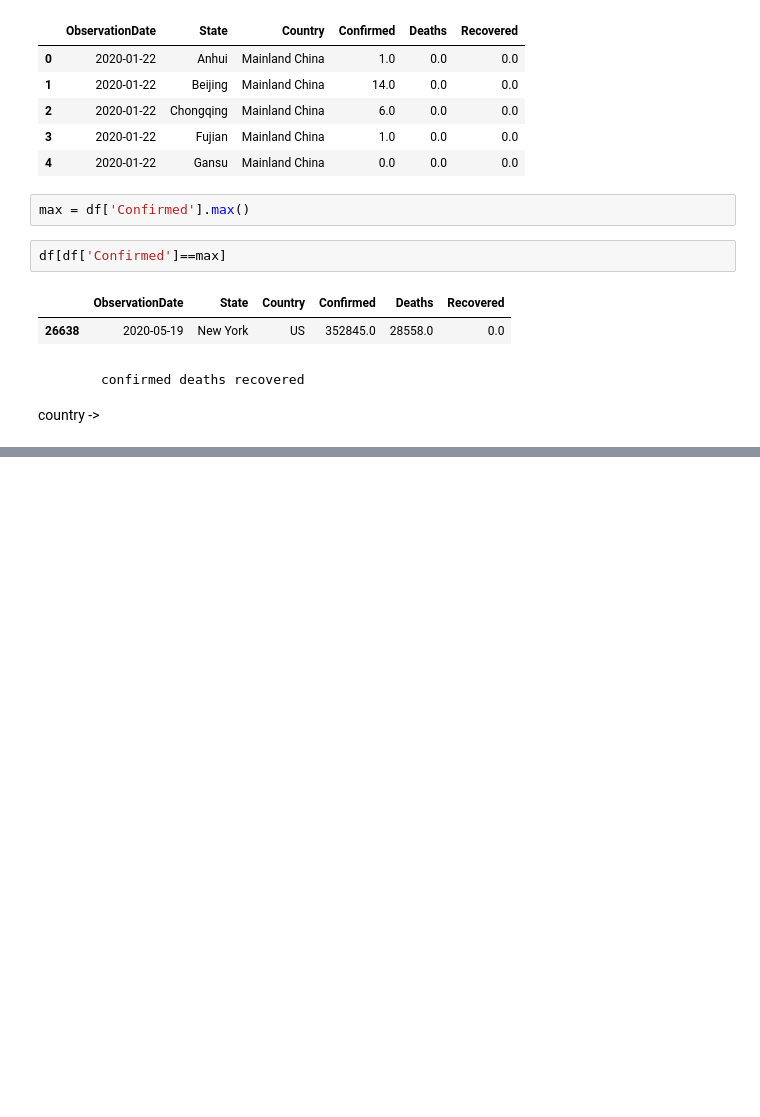
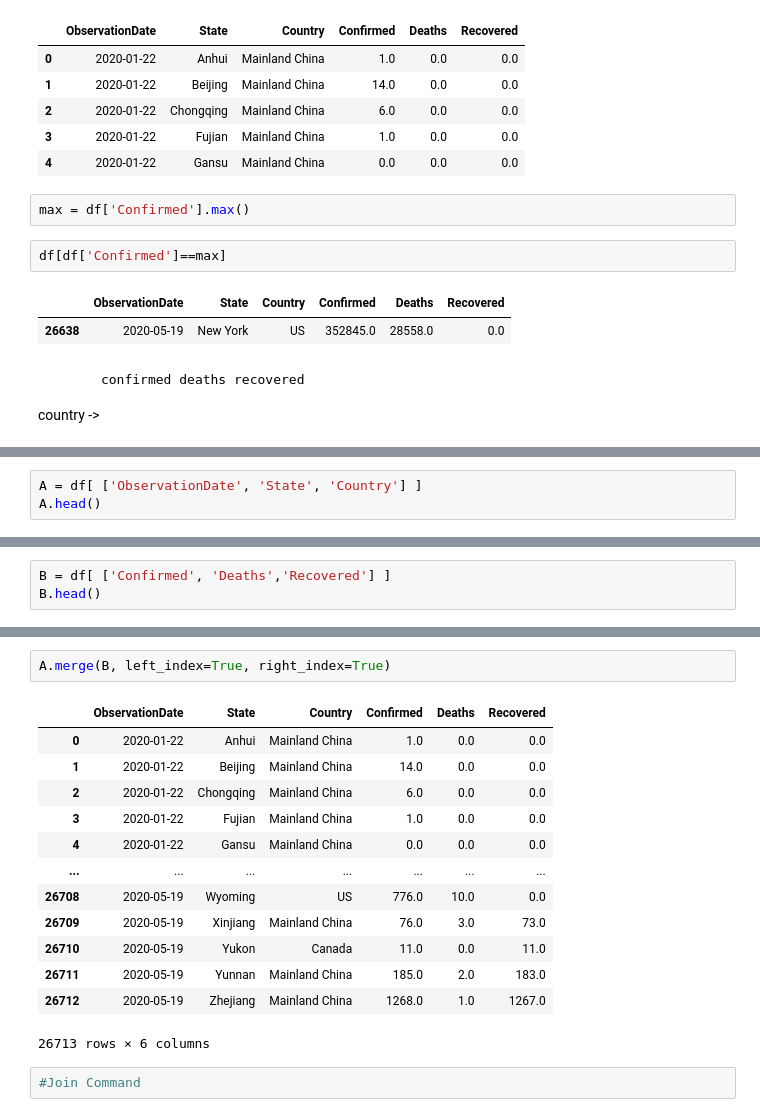
Before and after one commit to Pepcoders/Data-Science-January, a Jupyter notebook: Pandas/Pandas.ipynb, the cells around one changed output, grey strips where cells are left out. Saved outputs shown, nothing was run; the diff lists cells and outputs as text; blank space fills up the shorter version.

```diff
--- a/Pandas/Pandas.ipynb
+++ b/Pandas/Pandas.ipynb
@@ -562,0 +628,3 @@ country ->
+# %%
+A = df[ ['ObservationDate', 'State', 'Country'] ]
+A.head()
@@ -562,0 +638,3 @@ country ->
+# %%
+B = df[ ['Confirmed', 'Deaths','Recovered'] ]
+B.head()
@@ -562,0 +648,18 @@ country ->
+# %%
+A.merge(B, left_index=True, right_index=True)
+# %% [output]
+|  | ObservationDate | State | Country | Confirmed | Deaths | Recovered |
+| 0 | 2020-01-22 | Anhui | Mainland China | 1.0 | 0.0 | 0.0 |
+| 1 | 2020-01-22 | Beijing | Mainland China | 14.0 | 0.0 | 0.0 |
+| 2 | 2020-01-22 | Chongqing | Mainland China | 6.0 | 0.0 | 0.0 |
+| 3 | 2020-01-22 | Fujian | Mainland China | 1.0 | 0.0 | 0.0 |
+| 4 | 2020-01-22 | Gansu | Mainland China | 0.0 | 0.0 | 0.0 |
+| ... | ... | ... | ... | ... | ... | ... |
+| 26708 | 2020-05-19 | Wyoming | US | 776.0 | 10.0 | 0.0 |
+| 26709 | 2020-05-19 | Xinjiang | Mainland China | 76.0 | 3.0 | 73.0 |
+| 26710 | 2020-05-19 | Yukon | Canada | 11.0 | 0.0 | 11.0 |
+| 26711 | 2020-05-19 | Yunnan | Mainland China | 185.0 | 2.0 | 183.0 |
+| 26712 | 2020-05-19 | Zhejiang | Mainland China | 1268.0 | 1.0 | 1267.0 |
+26713 rows × 6 columns
+# %%
+#Join Command
```
Also changed, not shown: parts of 8 cells of this notebook.
